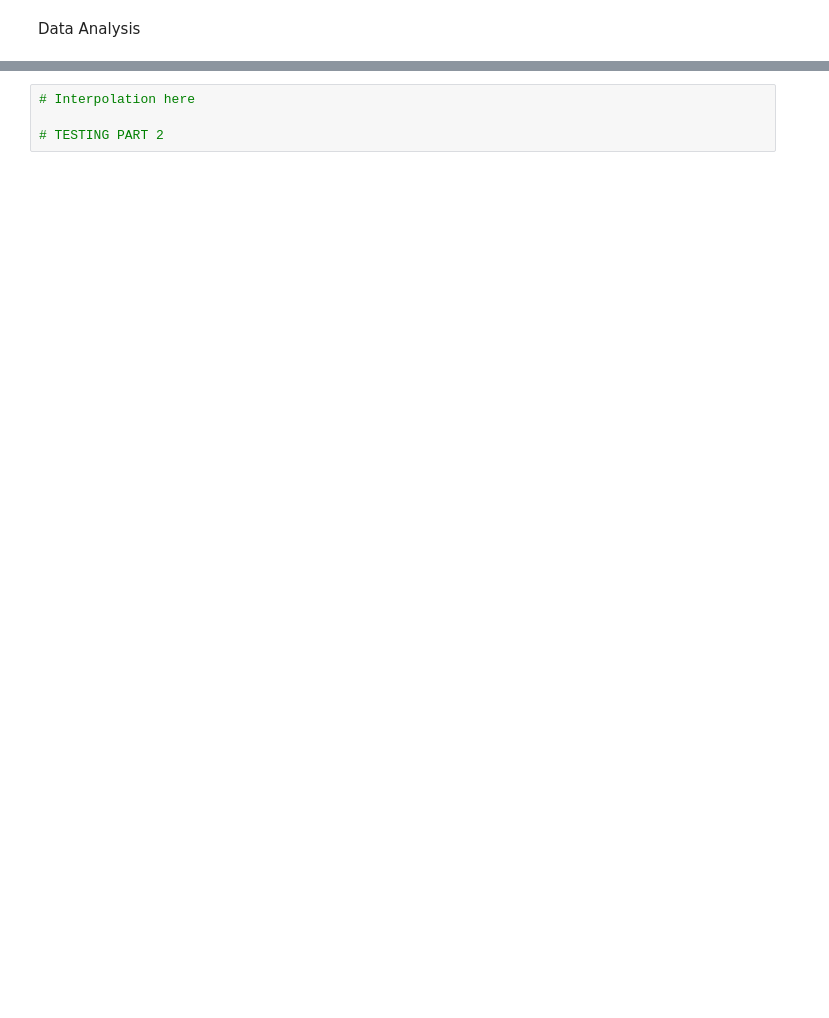
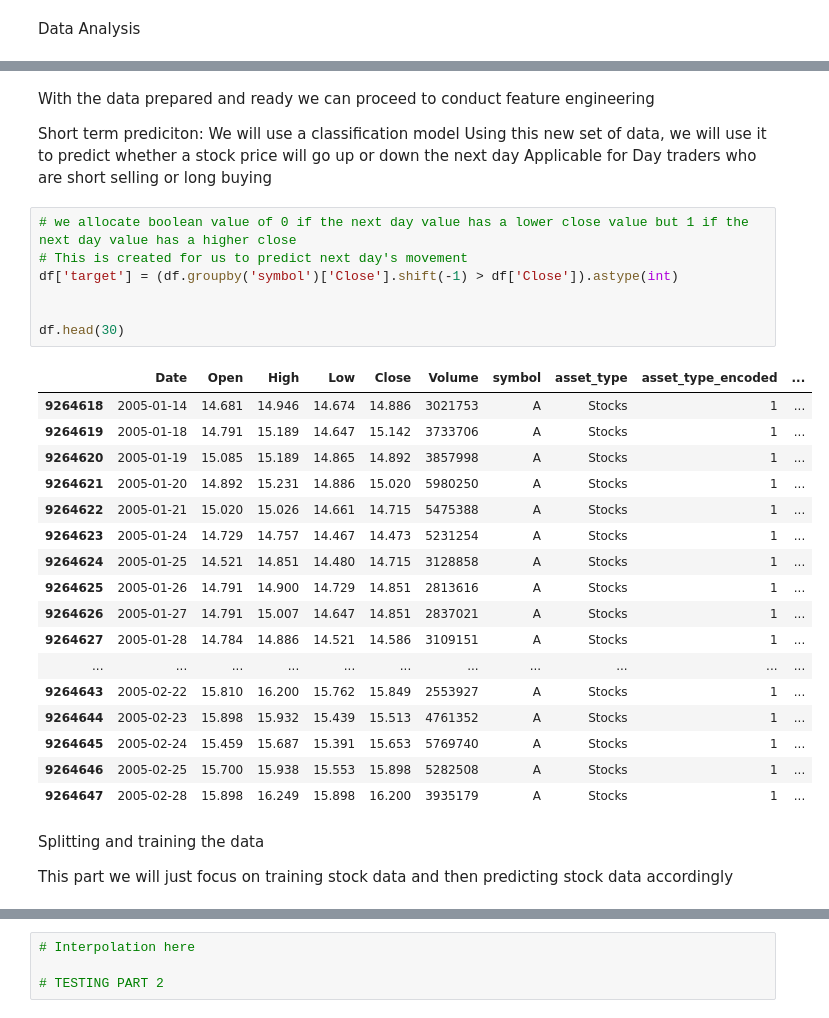
Before and after one commit to Bomb-omb/ML-Stock-Market-Prediction, a Jupyter notebook: Applications/Huge Stock Market Analysis.ipynb, the cells around one changed output, grey strips where cells are left out. Saved outputs shown, nothing was run; the diff lists cells and outputs as text; blank space fills up the shorter version.

```diff
--- a/Applications/Huge Stock Market Analysis.ipynb
+++ b/Applications/Huge Stock Market Analysis.ipynb
@@ -199,0 +241,36 @@ plt.show()
+# %% [markdown]
+With the data prepared and ready we can proceed to conduct feature engineering
+
+Short term prediciton:
+We will use a classification model
+Using this new set of data, we will use it to predict whether a stock price will go up or down the next day
+Applicable for Day traders who are short selling or long buying
+# %%
+# we allocate boolean value of 0 if the next day value has a lower close value but 1 if the next day value has a higher close
+# This is created for us to predict next day's movement
+df['target'] = (df.groupby('symbol')['Close'].shift(-1) > df['Close']).astype(int)
+
+
+df.head(30)
+# %% [output]
+|  | Date | Open | High | Low | Close | Volume | symbol | asset_type | asset_type_encoded | ... |
+| 9264618 | 2005-01-14 | 14.681 | 14.946 | 14.674 | 14.886 | 3021753 | A | Stocks | 1 | ... |
+| 9264619 | 2005-01-18 | 14.791 | 15.189 | 14.647 | 15.142 | 3733706 | A | Stocks | 1 | ... |
+| 9264620 | 2005-01-19 | 15.085 | 15.189 | 14.865 | 14.892 | 3857998 | A | Stocks | 1 | ... |
+| 9264621 | 2005-01-20 | 14.892 | 15.231 | 14.886 | 15.020 | 5980250 | A | Stocks | 1 | ... |
+| 9264622 | 2005-01-21 | 15.020 | 15.026 | 14.661 | 14.715 | 5475388 | A | Stocks | 1 | ... |
+| 9264623 | 2005-01-24 | 14.729 | 14.757 | 14.467 | 14.473 | 5231254 | A | Stocks | 1 | ... |
+| 9264624 | 2005-01-25 | 14.521 | 14.851 | 14.480 | 14.715 | 3128858 | A | Stocks | 1 | ... |
+| 9264625 | 2005-01-26 | 14.791 | 14.900 | 14.729 | 14.851 | 2813616 | A | Stocks | 1 | ... |
+| 9264626 | 2005-01-27 | 14.791 | 15.007 | 14.647 | 14.851 | 2837021 | A | Stocks | 1 | ... |
+| 9264627 | 2005-01-28 | 14.784 | 14.886 | 14.521 | 14.586 | 3109151 | A | Stocks | 1 | ... |
+| ... | ... | ... | ... | ... | ... | ... | ... | ... | ... | ... |
+| 9264643 | 2005-02-22 | 15.810 | 16.200 | 15.762 | 15.849 | 2553927 | A | Stocks | 1 | ... |
+| 9264644 | 2005-02-23 | 15.898 | 15.932 | 15.439 | 15.513 | 4761352 | A | Stocks | 1 | ... |
+| 9264645 | 2005-02-24 | 15.459 | 15.687 | 15.391 | 15.653 | 5769740 | A | Stocks | 1 | ... |
+| 9264646 | 2005-02-25 | 15.700 | 15.938 | 15.553 | 15.898 | 5282508 | A | Stocks | 1 | ... |
+| 9264647 | 2005-02-28 | 15.898 | 16.249 | 15.898 | 16.200 | 3935179 | A | Stocks | 1 | ... |
+# %% [markdown]
+Splitting and training the data
+
+This part we will just focus on training stock data and then predicting stock data accordingly
```
Also changed, not shown: parts of 21 cells of this notebook, 1 other file.
